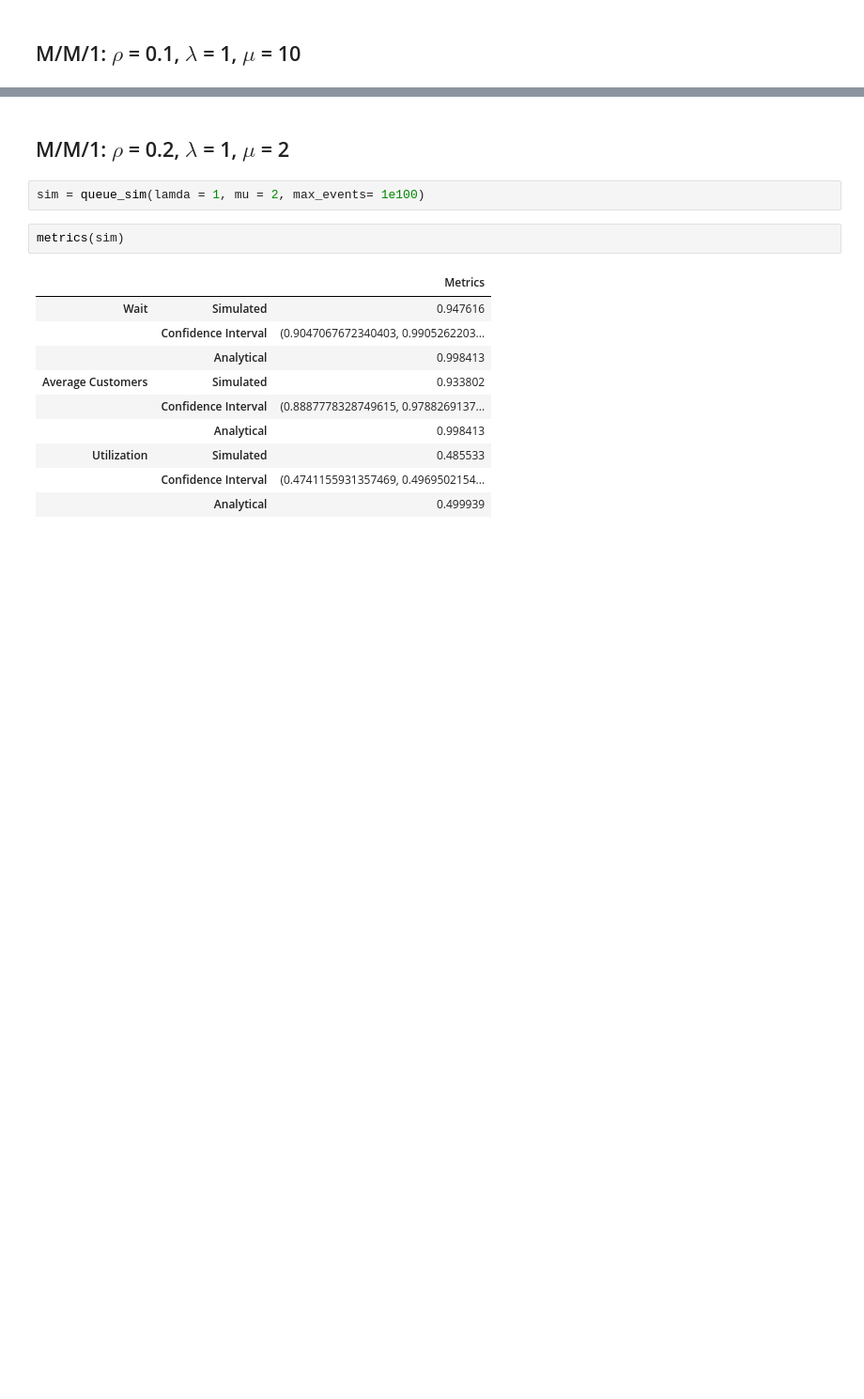
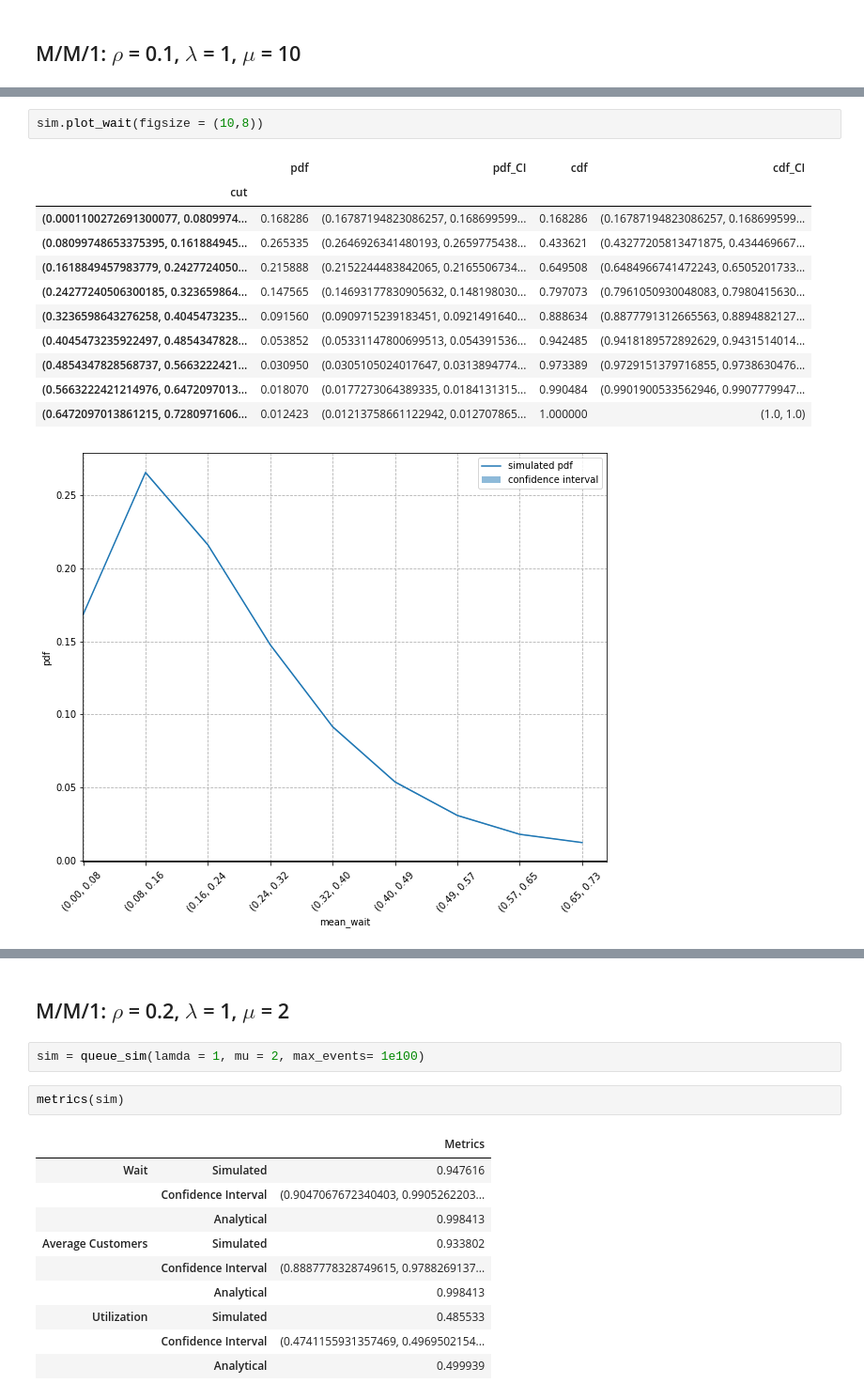
Before and after one commit to GabrielAureo/trab-final-AD-2021.2, a Jupyter notebook: mm1.ipynb, the cells around one changed output, grey strips where cells are left out. Shown: that part at 94% size. Drawn from its saved outputs; the diff is of its cells as text; blank space fills up the shorter version.

```diff
--- a/mm1.ipynb
+++ b/mm1.ipynb
@@ -60,0 +46,15 @@ sim.plot_customers()
+# %%
+sim.plot_wait(figsize = (10,8))
+# %% [output]
+|  | pdf | pdf_CI | cdf | cdf_CI |
+| cut |  |  |  |  |
+| (0.0001100272691300077, 0.0809974... | 0.168286 | (0.16787194823086257, 0.168699599... | 0.168286 | (0.16787194823086257, 0.168699599... |
+| (0.08099748653375395, 0.161884945... | 0.265335 | (0.2646926341480193, 0.2659775438... | 0.433621 | (0.43277205813471875, 0.434469667... |
+| (0.1618849457983779, 0.2427724050... | 0.215888 | (0.2152244483842065, 0.2165506734... | 0.649508 | (0.6484966741472243, 0.6505201733... |
+| (0.24277240506300185, 0.323659864... | 0.147565 | (0.14693177830905632, 0.148198030... | 0.797073 | (0.7961050930048083, 0.7980415630... |
+| (0.3236598643276258, 0.4045473235... | 0.091560 | (0.0909715239183451, 0.0921491640... | 0.888634 | (0.8877791312665563, 0.8894882127... |
+| (0.4045473235922497, 0.4854347828... | 0.053852 | (0.05331147800699513, 0.054391536... | 0.942485 | (0.9418189572892629, 0.9431514014... |
+| (0.4854347828568737, 0.5663222421... | 0.030950 | (0.0305105024017647, 0.0313894774... | 0.973389 | (0.9729151379716855, 0.9738630476... |
+| (0.5663222421214976, 0.6472097013... | 0.018070 | (0.0177273064389335, 0.0184131315... | 0.990484 | (0.9901900533562946, 0.9907779947... |
+| (0.6472097013861215, 0.7280971606... | 0.012423 | (0.01213758661122942, 0.012707865... | 1.000000 | (1.0, 1.0) |
+[figure, added]
```
Also changed, not shown: parts of 7 cells of this notebook, 4 other files.
